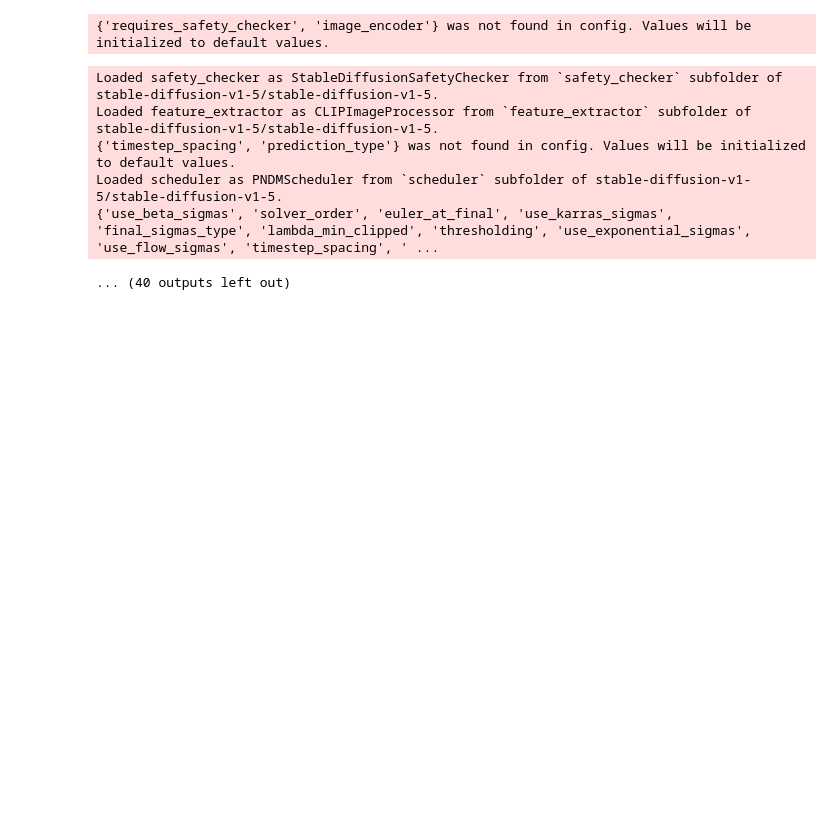
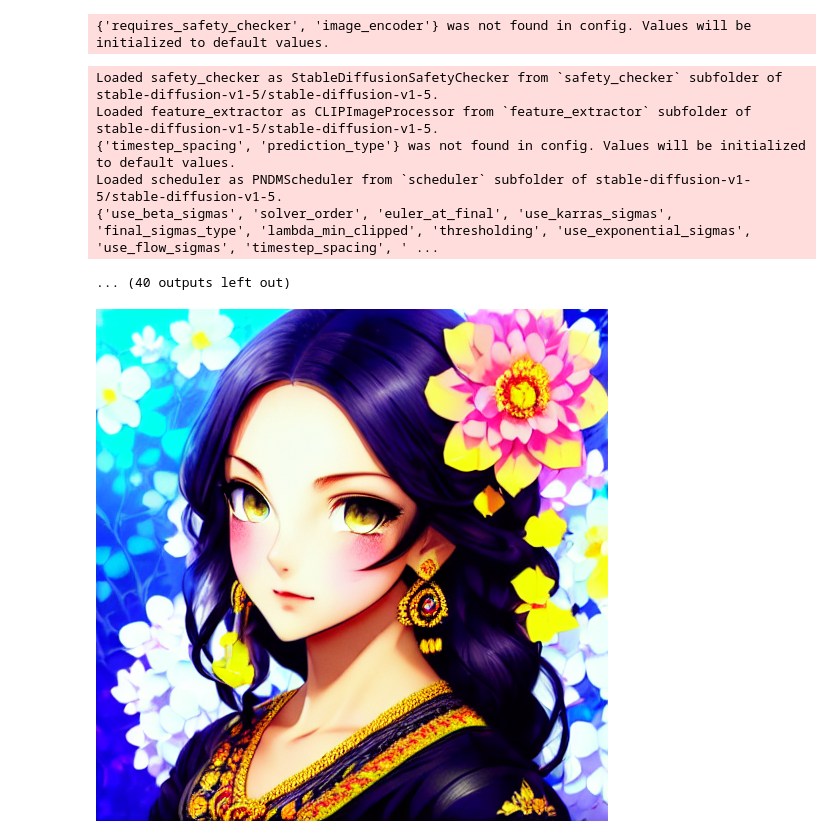
Before and after one commit to jomo0825/MrFuGenerativeAI, a Jupyter notebook: Dreambooth/MrFu_Dreambooth.ipynb, the cells around one changed output. Saved outputs shown, nothing was run; the diff lists cells and outputs as text; code cells hidden in the pictures; blank space fills up the shorter version.

```diff
--- a/Dreambooth/MrFu_Dreambooth.ipynb
+++ b/Dreambooth/MrFu_Dreambooth.ipynb
@@ -26,6 +26,7 @@ logging_dir = "./logs"
 class_dir = "./class"
 
 token_name = "sks"
+pipeline = None
 
 def reset_data():
   # Create the directories if they don't exist
@@ -381,25 +383,27 @@ Loaded scheduler as PNDMScheduler from `scheduler` subfolder of stable-diffusion
 # %%
 # Optional: Test the Dreambooth model
 from diffusers import StableDiffusionPipeline
 import torch
 
-preview_prompt = "wpg, a illustration of wpg. cyan, reflective, flower, 8k, lineart, extremly detailed eyes, digital painting. masterpiece, best quality."
-negative_prompt = "vibrant color, grain, pattern, disfigured, kitsch, ugly, oversaturated, grain, low-res, Deformed, blurry, bad anatomy, disfigured, poorly drawn face, mutation, mutated, extra limb, poorly drawn hands, missing limb, blurry, floating limbs, disconnected limbs, malformed hands, blur, out of focus, long neck, long body, disgusting, poorly drawn, childish, mutilated, mangled, old, surreal"
+preview_prompt = f"{token_name}, a illustration of wpg. cyan, reflective, flower, 8k, lineart, extremly detailed eyes, digital painting. masterpiece, best quality."
+negative_prompt = "grain, pattern, disfigured, kitsch, ugly, oversaturated, grain, low-res, Deformed, blurry, bad anatomy, disfigured, poorly drawn face, mutation, mutated, extra limb, poorly drawn hands, missing limb, blurry, floating limbs, disconnected limbs, malformed hands, blur, out of focus, long neck, long body, disgusting, poorly drawn, childish, mutilated, mangled, old, surreal"
 
 if pipeline is None:
   pipeline = StableDiffusionPipeline.from_single_file(
       "model.safetensors",
       torch_dtype=torch.float16,
   ).to("cuda")
 
 output = pipeline(
     preview_prompt,
     negative_prompt=negative_prompt,
     num_inference_steps=30,
     guidance_scale=7,
 )
 
 display(output.images[0])
+# %% [output]
+[figure, added]
 # %%
 demo.close()
 # %%
```
Also changed, not shown: parts of 2 cells of this notebook.
